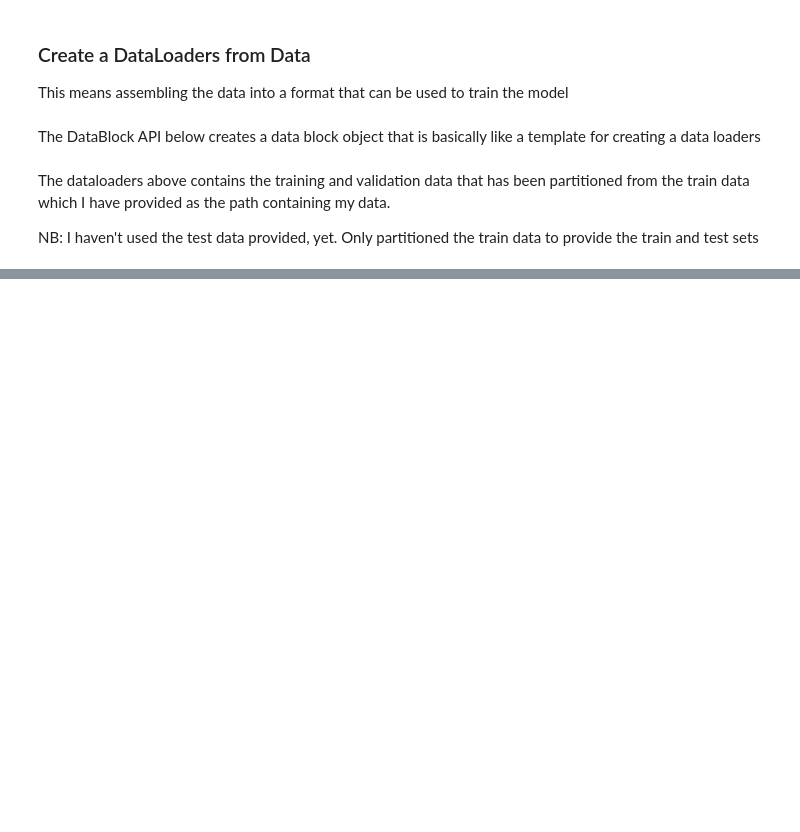
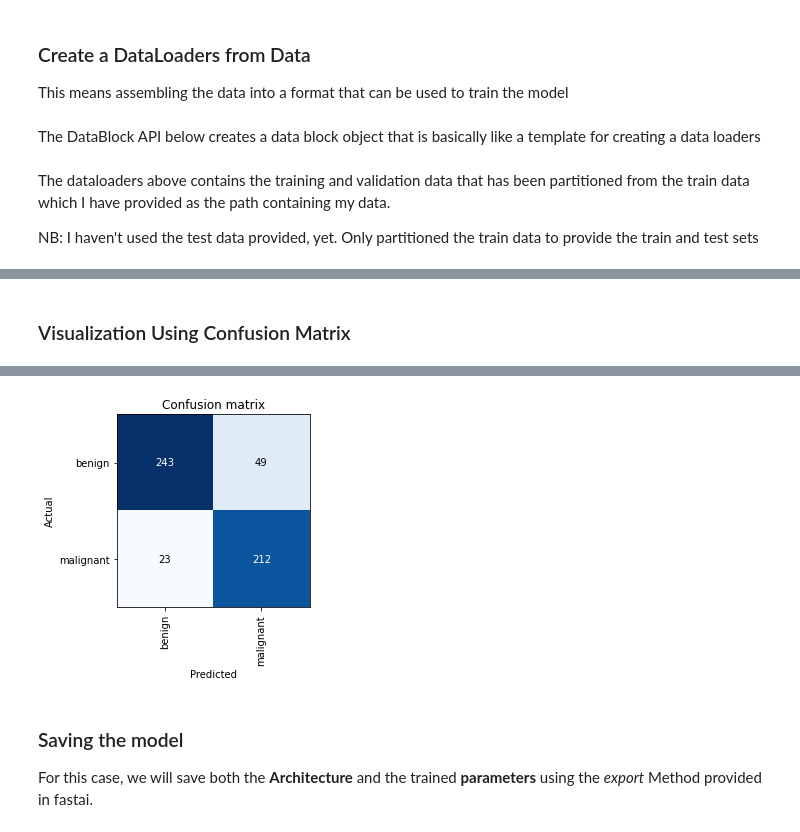
Before and after one commit to ProgrammingOperative/Epider-Data, a Jupyter notebook: notebooks/fastai_version.ipynb, the cells around one changed output, grey strips where cells are left out. Drawn from its saved outputs; the diff is of its cells as text; code cells hidden in the pictures; blank space fills up the shorter version.

Commit message:
Save first model

```diff
--- a/notebooks/fastai_version.ipynb
+++ b/notebooks/fastai_version.ipynb
@@ -34,0 +55,6 @@ NB: I haven't used the test data provided, yet. Only partitioned the train data
+# %% [markdown]
+### Visualization Using Confusion Matrix
+# %%
+interp = ClassificationInterpretation.from_learner(learn)
+interp.plot_confusion_matrix()
+# %% [output]
@@ -34,0 +63,4 @@ NB: I haven't used the test data provided, yet. Only partitioned the train data
+[figure, added]
+# %% [markdown]
+### Saving the model
+For this case, we will save both the **Architecture** and the trained **parameters** using the *export* Method provided in fastai.
```
Also changed, not shown: parts of 8 cells of this notebook, 1 other file.
